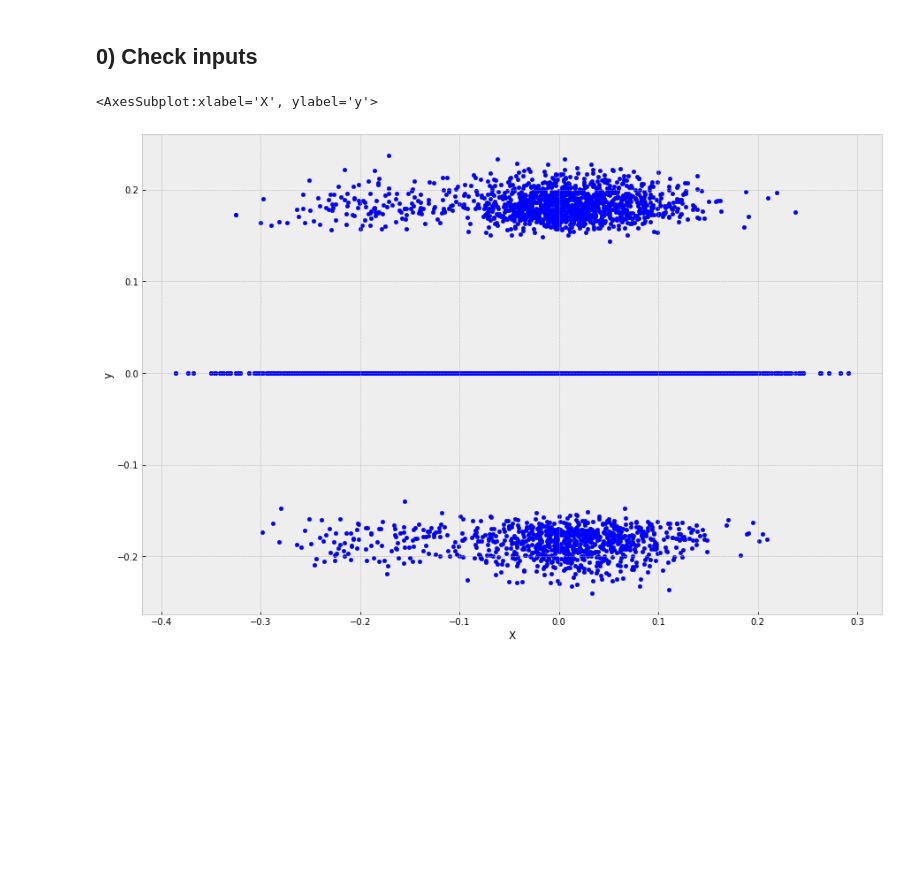
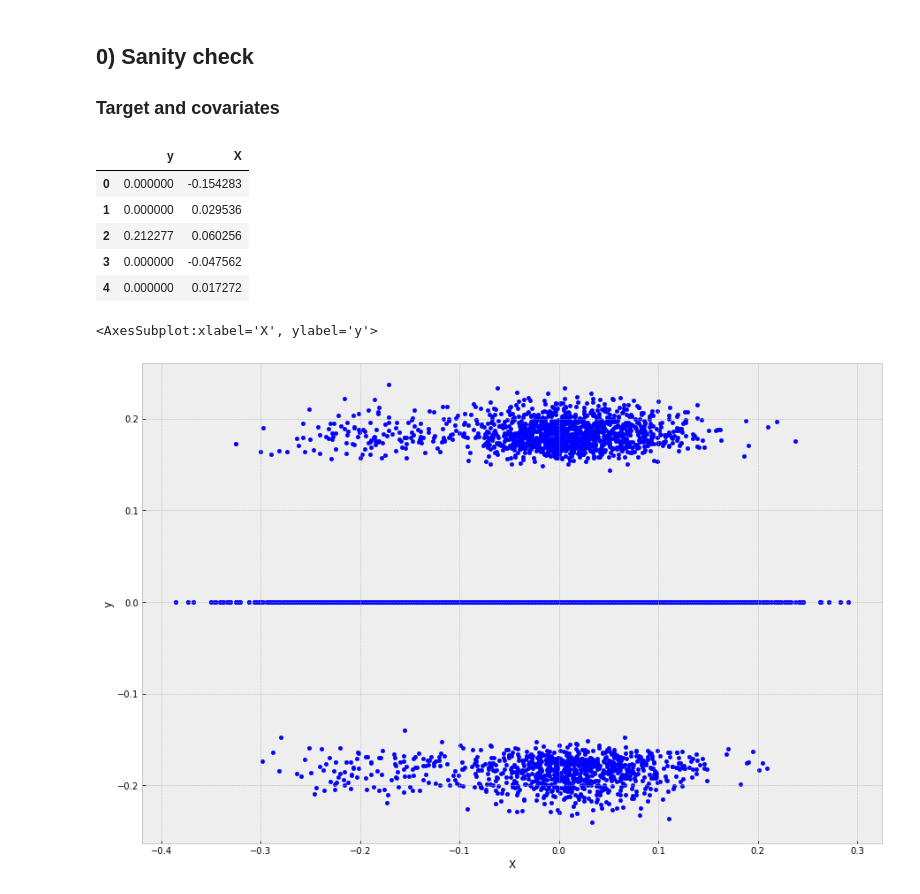
Before and after one commit to dcuoliveira/NN-VAR-Cov-Pred, a Jupyter notebook: src/results_report_class.ipynb, the cells around one changed output. Saved outputs shown, nothing was run; the diff lists cells and outputs as text; code cells hidden in the pictures; blank space fills up the shorter version.

```diff
--- a/src/results_report_class.ipynb
+++ b/src/results_report_class.ipynb
@@ -23,11 +23,22 @@ MODEL_TAGS = [
 ROC_THRESHOLD = 0
 # %% [markdown]
-## 0) Check inputs
+## 0) Sanity check
+
+### Target and covariates
 # %%
-train_data = pd.read_csv(os.path.join(INPUTS_PATH, "ar1_150_random", "betadgp_beta2x2_data.csv"))
+train_data = pd.read_csv(os.path.join(INPUTS_PATH, "ar1_150_random", "betadgp_covdgp_data.csv"))
 train_data.set_index(["Var1", "Var2"], inplace=True)
 y_train = train_data[[TARGET_NAME]].to_numpy()
 X_train = train_data.drop([TARGET_NAME], axis=1).to_numpy()
+# %%
+pd.concat([pd.DataFrame(y_train, columns=["y"]), pd.DataFrame(X_train, columns=["X"])], axis=1).head()
+# %% [output]
+|  | y | X |
+| 0 | 0.000000 | -0.154283 |
+| 1 | 0.000000 | 0.029536 |
+| 2 | 0.212277 | 0.060256 |
+| 3 | 0.000000 | -0.047562 |
+| 4 | 0.000000 | 0.017272 |
 # %%
 pd.concat([pd.DataFrame(y_train, columns=["y"]), pd.DataFrame(X_train, columns=["X"])], axis=1).plot.scatter(y="y", x="X")
 # %% [output]
```
Also changed, not shown: parts of 9 cells of this notebook, 24 other files.
